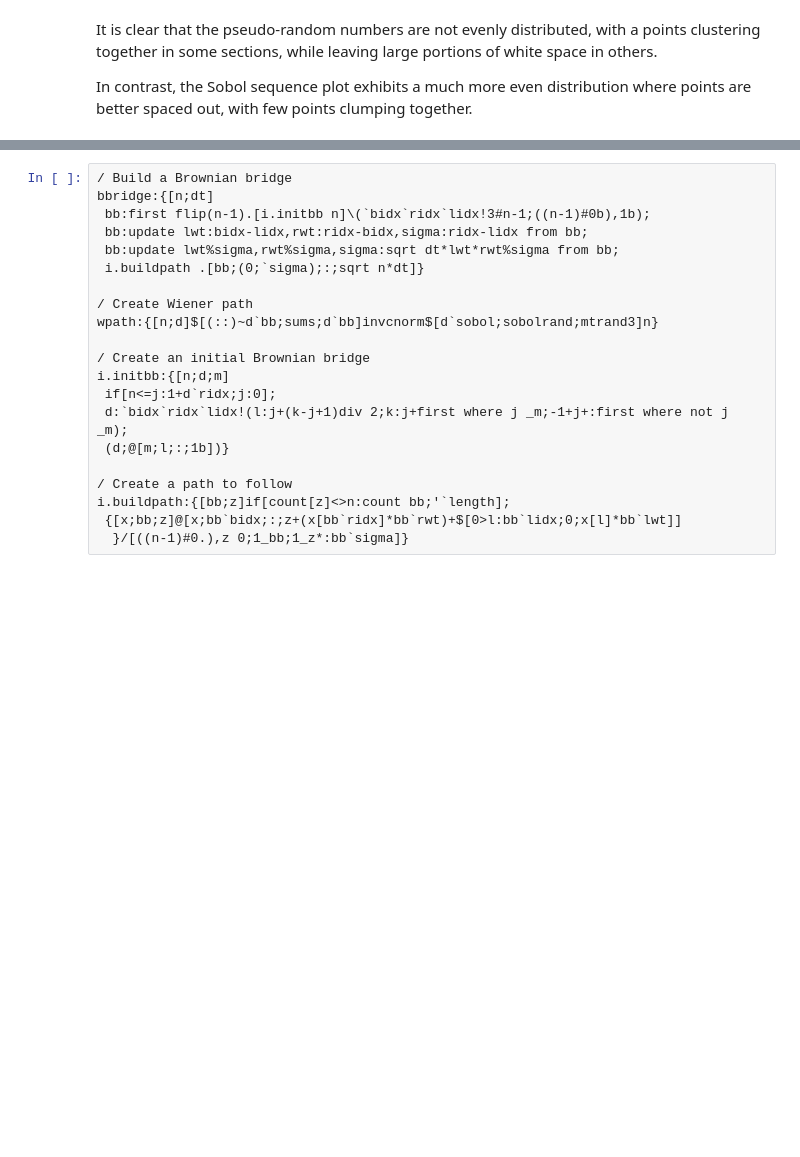
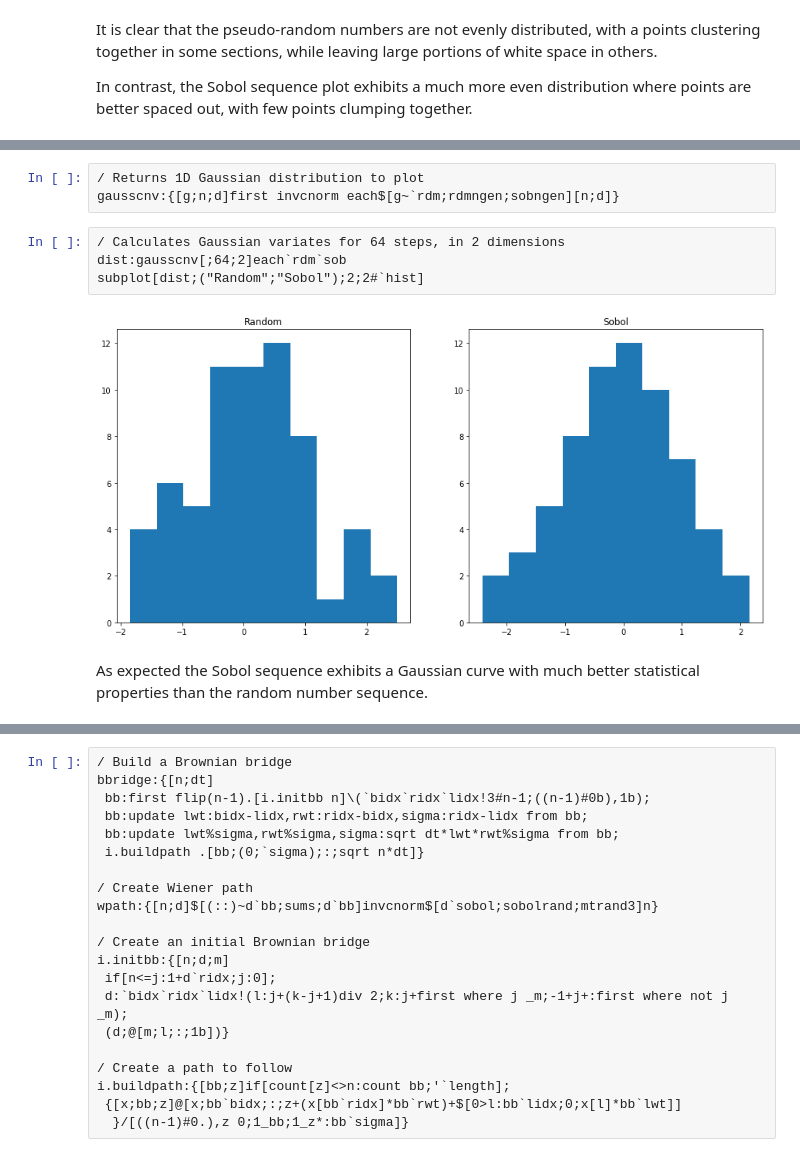
Before and after one commit to dmorgankx/optionpricing, a Jupyter notebook: notebooks/OptionPricing.ipynb, the cells around one changed output, grey strips where cells are left out. Cells and saved outputs as stored; diff of their text form; blank space fills up the shorter version.

```diff
--- a/notebooks/OptionPricing.ipynb
+++ b/notebooks/OptionPricing.ipynb
@@ -153,3 +156,14 @@ As expected the points now exhibit a Gaussian curve when plotted in one dimensio
+# %%
+/ Returns 1D Gaussian distribution to plot
+gausscnv:{[g;n;d]first invcnorm each$[g~`rdm;rdmngen;sobngen][n;d]}
+# %%
+/ Calculates Gaussian variates for 64 steps, in 2 dimensions
+dist:gausscnv[;64;2]each`rdm`sob
+subplot[dist;("Random";"Sobol");2;2#`hist]
+# %% [output]
+[figure, added]
+# %% [markdown]
+As expected the Sobol sequence exhibits a Gaussian curve with much better statistical properties than the random number sequence.
 # %% [markdown]
 ### 3. Convert into a Wiener path random walk
 
```
Also changed, not shown: parts of 11 cells of this notebook, 1 other file.
